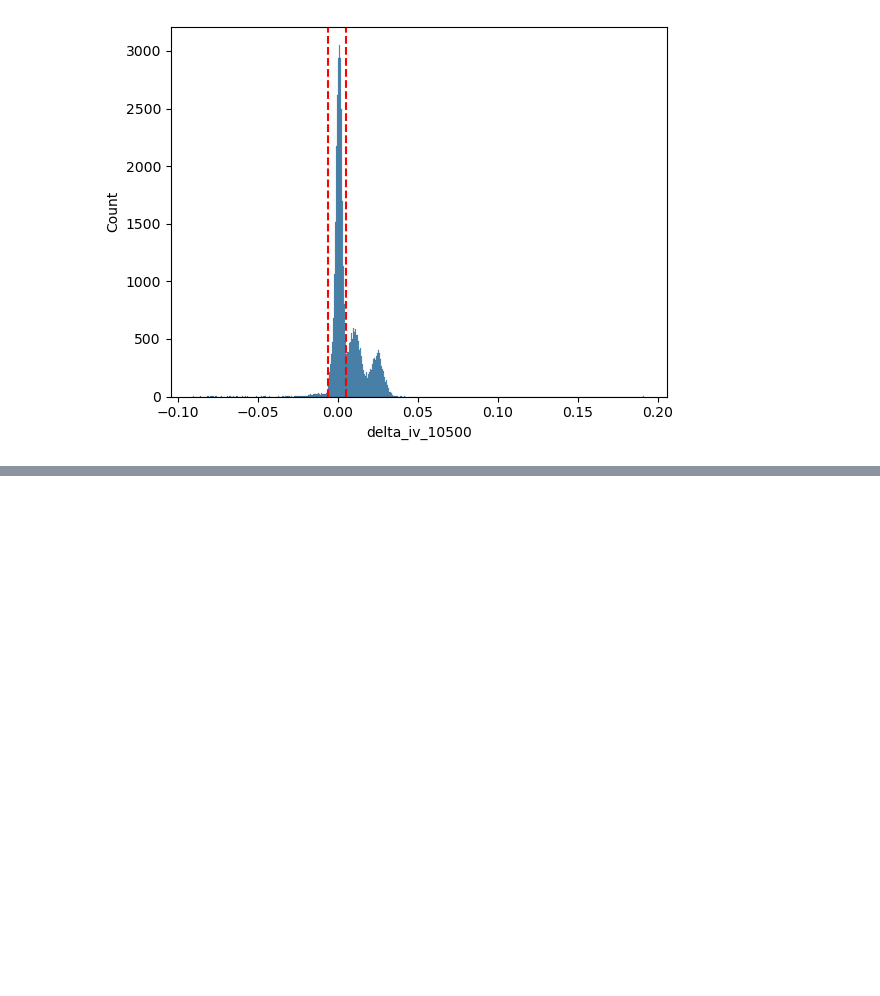
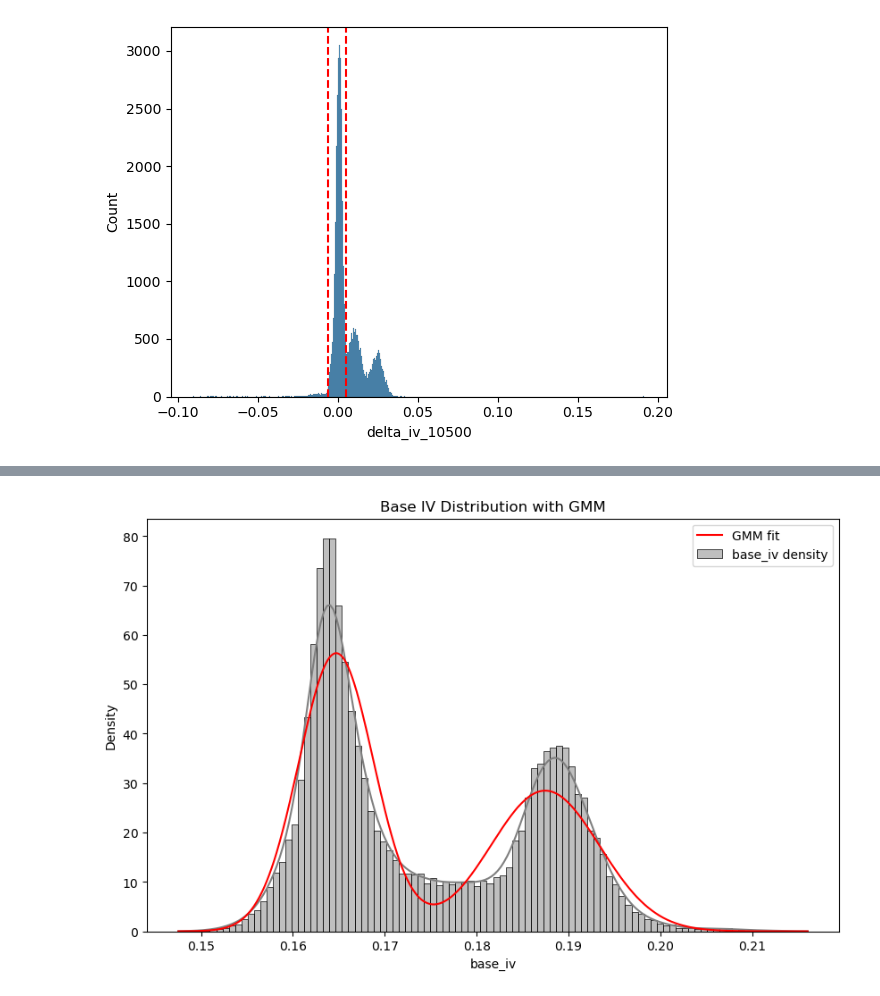
Before and after one commit to IMC-Prosperity-Granite-Flow/IMC_Prosperity3_GraniteFlow, a Jupyter notebook: src/analysis/round4/rock.ipynb, the cells around one changed output, grey strips where cells are left out. Drawn from its saved outputs; the diff is of its cells as text; code cells hidden in the pictures; blank space fills up the shorter version.

```diff
--- a/src/analysis/round4/rock.ipynb
+++ b/src/analysis/round4/rock.ipynb
@@ -206,0 +247,35 @@ plt.axvline(x = -0.006, color='r', linestyle='--')
+# %%
+from sklearn.mixture import GaussianMixture
+import numpy as np
+
+# 数据准备（reshape 为 GMM 所需格式）
+X = df['base_iv'].dropna().values.reshape(-1, 1)
+
+# 用 2 个分布拟合
+gmm = GaussianMixture(n_components=2, random_state=42)
+gmm.fit(X)
+
+# 预测每个时刻的 regime（状态标签）
+regimes = gmm.predict(X)
+
+# 将 regime 标签加入原始 df（需要对齐索引）
+df = df.loc[df['base_iv'].notnull()].copy()
+df['base_iv_regime'] = regimes
+# %%
+import matplotlib.pyplot as plt
+import seaborn as sns
+
+plt.figure(figsize=(10, 6))
+sns.histplot(df['base_iv'], bins=100, kde=True, color='gray', stat='density', label='base_iv density')
+
+# 画出 GMM 拟合的两个正态分布
+x = np.linspace(df['base_iv'].min(), df['base_iv'].max(), 1000).reshape(-1, 1)
+logprob = gmm.score_samples(x)
+pdf = np.exp(logprob)
+plt.plot(x, pdf, label='GMM fit', color='red')
+
+plt.title("Base IV Distribution with GMM")
+plt.legend()
+plt.show()
+# %% [output]
+[figure, added]
```
Also changed, not shown: parts of 17 cells of this notebook, 2 other files.
